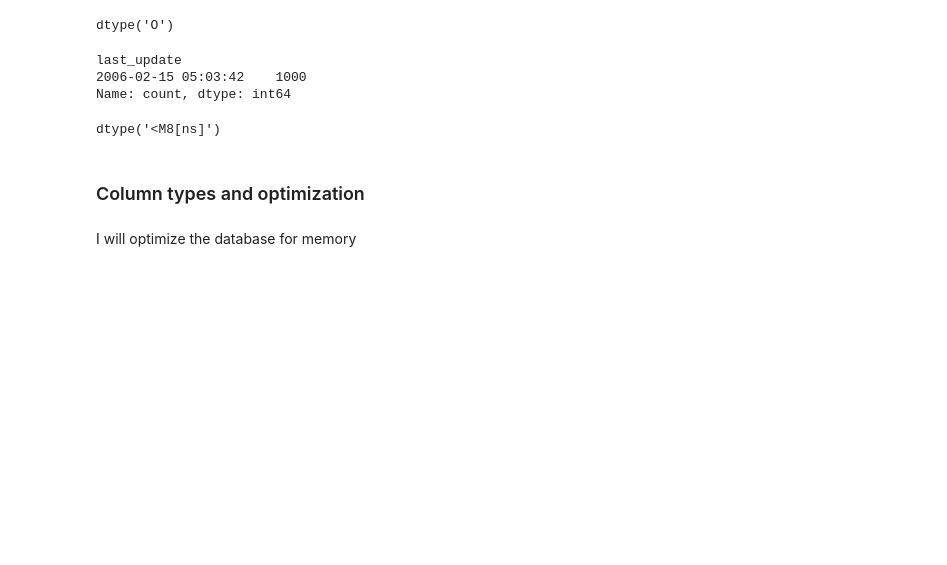
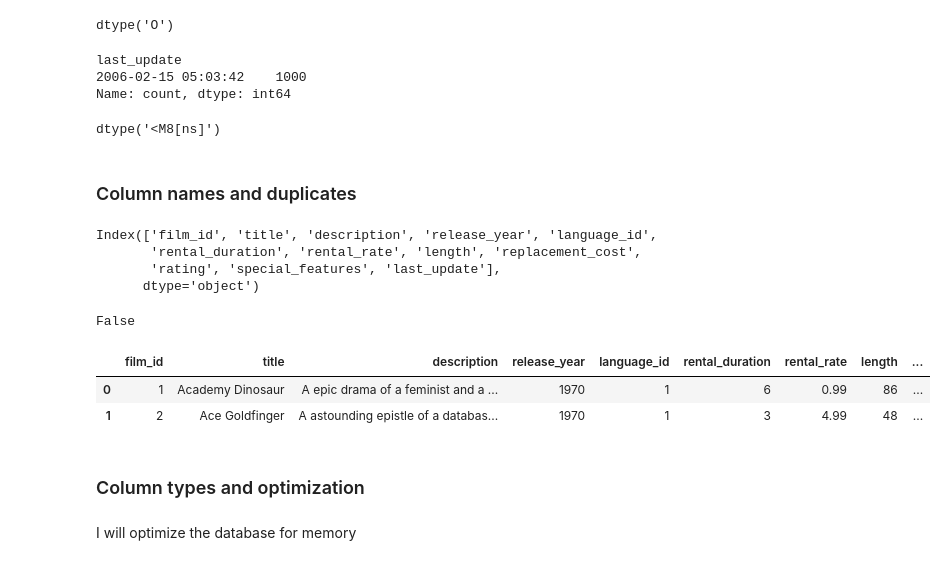
Before and after one commit to cristianecarneiro/sql-data-base-building, a Jupyter notebook: notebooks/cleaning_film.ipynb, the cells around one changed output. Cells and saved outputs as stored; diff of their text form; code cells hidden in the pictures; blank space fills up the shorter version.

Commit message:
films

```diff
--- a/notebooks/cleaning_film.ipynb
+++ b/notebooks/cleaning_film.ipynb
@@ -415,6 +415,33 @@ films.last_update = pd.to_datetime(films.last_update)
 films.last_update.dtype
 # %% [output]
 dtype('<M8[ns]')
+# %% [markdown]
+### Column names and duplicates
+# %%
+films.columns
+# %% [output]
+Index(['film_id', 'title', 'description', 'release_year', 'language_id',
+       'rental_duration', 'rental_rate', 'length', 'replacement_cost',
+       'rating', 'special_features', 'last_update'],
+      dtype='object')
+# %%
+newcolumns = ['film_id', 'title', 'description', 'release_year', 'language_id',
+       'rental_duration', 'rental_rate', 'length', 'replacement_cost',
+       'rating', 'special_features', 'film_last_update']
+# %%
+films.columns = newcolumns
+# %%
+#checking for duplicates
+
+films.duplicated().any() #there are no duplicates
+# %% [output]
+False
+# %%
+films.head(2)
+# %% [output]
+|  | film_id | title | description | release_year | language_id | rental_duration | rental_rate | length | ... |
+| 0 | 1 | Academy Dinosaur | A epic drama of a feminist and a ... | 1970 | 1 | 6 | 0.99 | 86 | ... |
+| 1 | 2 | Ace Goldfinger | A astounding epistle of a databas... | 1970 | 1 | 3 | 4.99 | 48 | ... |
 # %% [markdown]
 ### Column types and optimization
 # %% [markdown]
```
Also changed, not shown: parts of 78 cells of this notebook, 6 other files.
